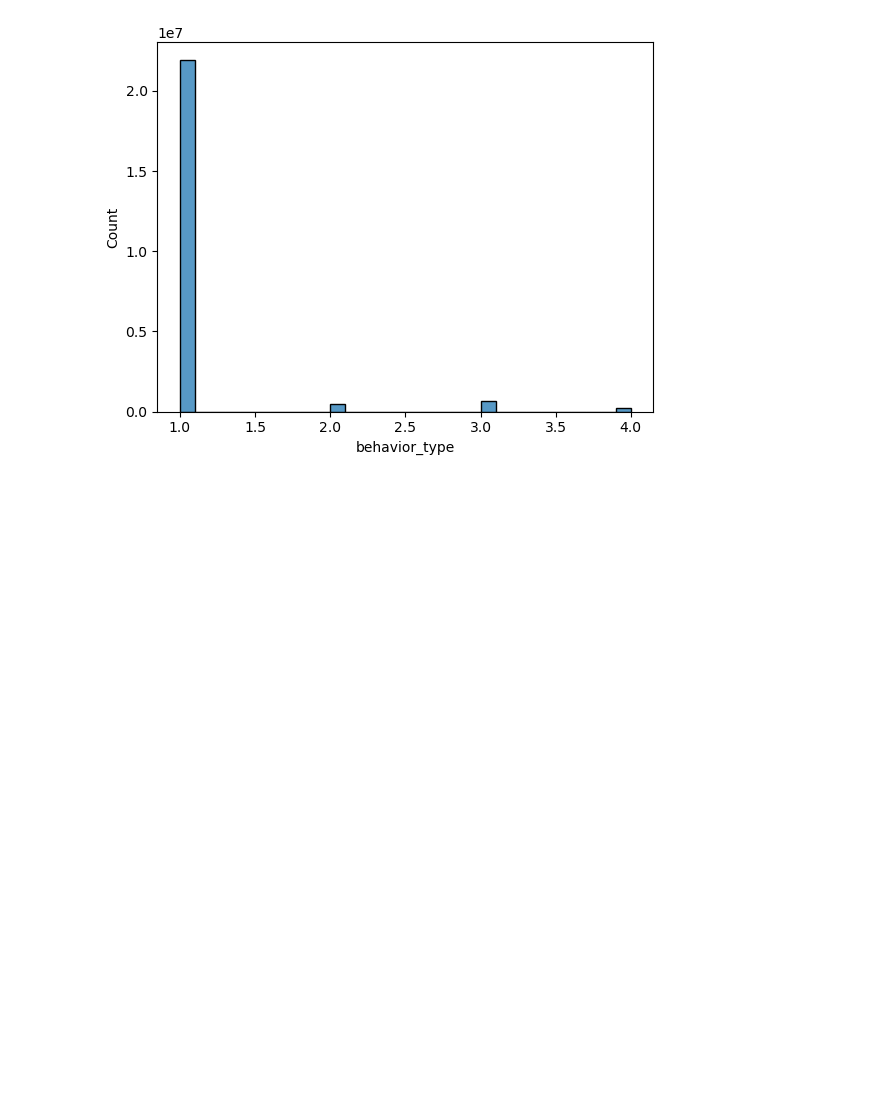
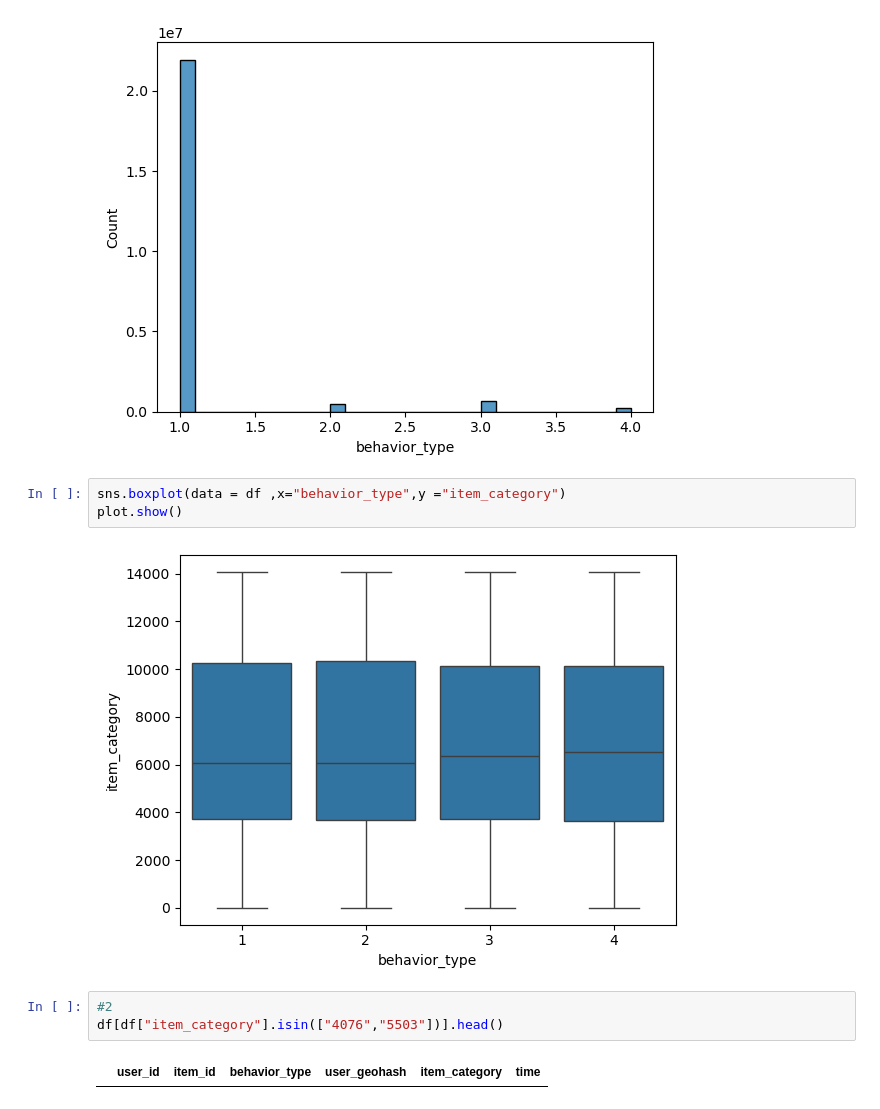
Before and after one commit to moran-mr/DataWizard, a Jupyter notebook: Exploratory Data Enlysis .ipynb, the cells around one changed output. Drawn from its saved outputs; the diff is of its cells as text; blank space fills up the shorter version.

```diff
--- a/Exploratory Data Enlysis .ipynb
+++ b/Exploratory Data Enlysis .ipynb
@@ -63,3 +63,13 @@ sns.histplot(data = df,x="behavior_type",binwidth=.1)
 plot.show()
 # %% [output]
 [figure]
+# %%
+sns.boxplot(data = df ,x="behavior_type",y ="item_category")
+plot.show()
+# %% [output]
+[figure, added]
+# %%
+#2
+df[df["item_category"].isin(["4076","5503"])].head()
+# %% [output]
+|  | user_id | item_id | behavior_type | user_geohash | item_category | time |
```
Also changed, not shown: parts of 8 cells of this notebook.
